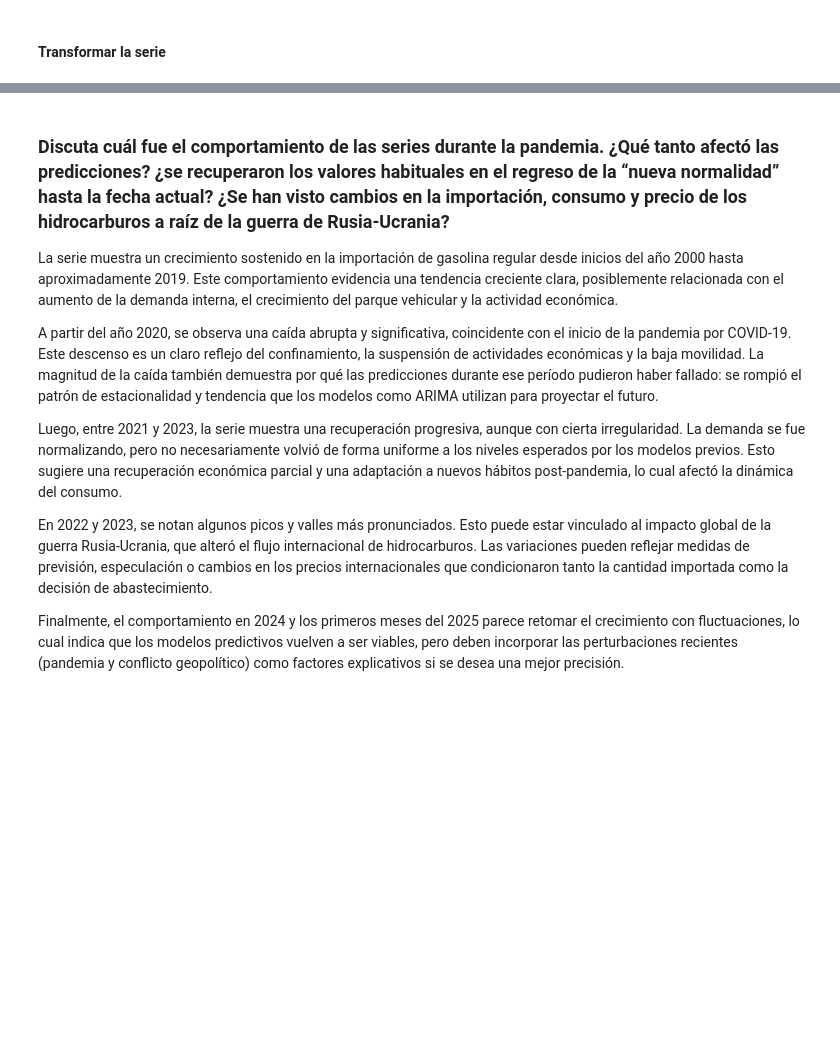
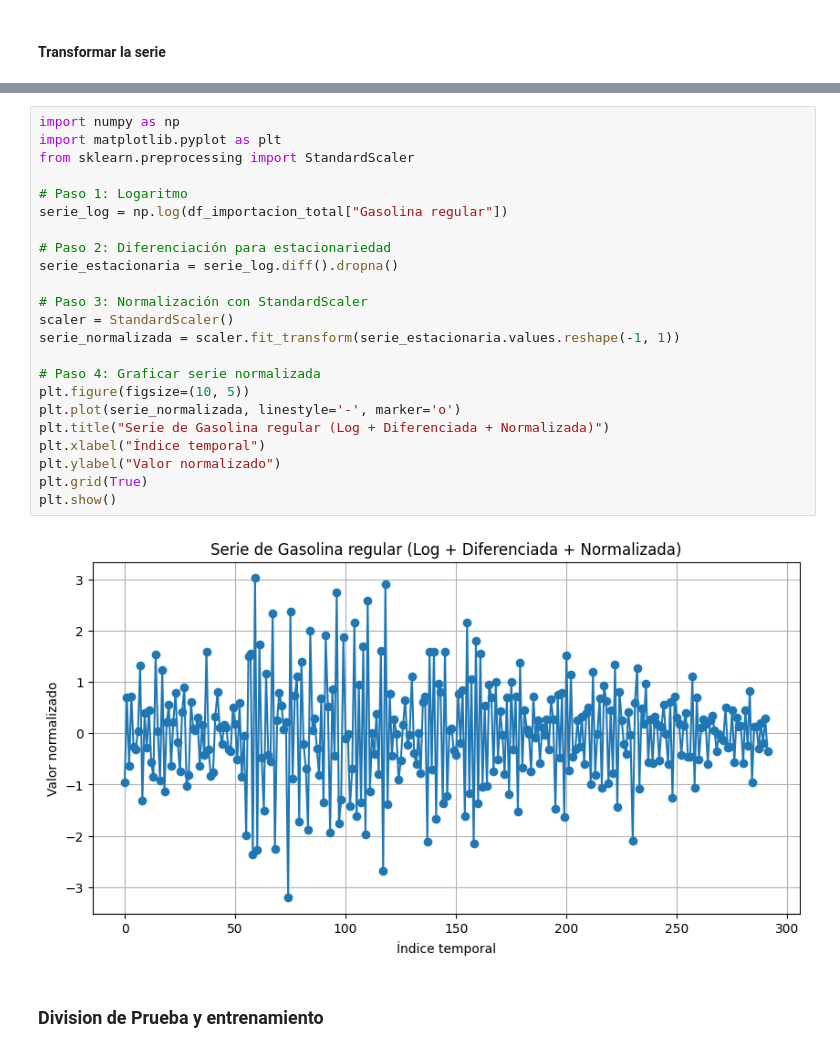
Before and after one commit to JPS4321/Lab2_DataScience, a Jupyter notebook: Series_Importacion_Regular.ipynb, the cells around one changed output, grey strips where cells are left out. Drawn from its saved outputs; the diff is of its cells as text; blank space fills up the shorter version.

```diff
--- a/Series_Importacion_Regular.ipynb
+++ b/Series_Importacion_Regular.ipynb
@@ -526,11 +138,27 @@ plt.show()
-# %% [markdown]
-### **Discuta cuál fue el comportamiento de las series durante la pandemia. ¿Qué tanto afectó las predicciones? ¿se recuperaron los valores habituales en el regreso de la “nueva normalidad” hasta la fecha actual? ¿Se han visto cambios en la importación, consumo y precio de los hidrocarburos a raíz de la guerra de Rusia-Ucrania?**
-La serie muestra un crecimiento sostenido en la importación de gasolina regular desde inicios del año 2000 hasta aproximadamente 2019. Este comportamiento evidencia una tendencia creciente clara, posiblemente relacionada con el aumento de la demanda interna, el crecimiento del parque vehicular y la actividad económica.
-
-A partir del año 2020, se observa una caída abrupta y significativa, coincidente con el inicio de la pandemia por COVID-19. Este descenso es un claro reflejo del confinamiento, la suspensión de actividades económicas y la baja movilidad. La magnitud de la caída también demuestra por qué las predicciones durante ese período pudieron haber fallado: se rompió el patrón de estacionalidad y tendencia que los modelos como ARIMA utilizan para proyectar el futuro.
-
-Luego, entre 2021 y 2023, la serie muestra una recuperación progresiva, aunque con cierta irregularidad. La demanda se fue normalizando, pero no necesariamente volvió de forma uniforme a los niveles esperados por los modelos previos. Esto sugiere una recuperación económica parcial y una adaptación a nuevos hábitos post-pandemia, lo cual afectó la dinámica del consumo.
-
-En 2022 y 2023, se notan algunos picos y valles más pronunciados. Esto puede estar vinculado al impacto global de la guerra Rusia-Ucrania, que alteró el flujo internacional de hidrocarburos. Las variaciones pueden reflejar medidas de previsión, especulación o cambios en los precios internacionales que condicionaron tanto la cantidad importada como la decisión de abastecimiento.
-
-Finalmente, el comportamiento en 2024 y los primeros meses del 2025 parece retomar el crecimiento con fluctuaciones, lo cual indica que los modelos predictivos vuelven a ser viables, pero deben incorporar las perturbaciones recientes (pandemia y conflicto geopolítico) como factores explicativos si se desea una mejor precisión.
+# %%
+import numpy as np
+import matplotlib.pyplot as plt
+from sklearn.preprocessing import StandardScaler
+
+# Paso 1: Logaritmo
+serie_log = np.log(df_importacion_total["Gasolina regular"])
+
+# Paso 2: Diferenciación para estacionariedad
+serie_estacionaria = serie_log.diff().dropna()
+
+# Paso 3: Normalización con StandardScaler
+scaler = StandardScaler()
+serie_normalizada = scaler.fit_transform(serie_estacionaria.values.reshape(-1, 1))
+
+# Paso 4: Graficar serie normalizada
+plt.figure(figsize=(10, 5))
+plt.plot(serie_normalizada, linestyle='-', marker='o')
+plt.title("Serie de Gasolina regular (Log + Diferenciada + Normalizada)")
+plt.xlabel("Índice temporal")
+plt.ylabel("Valor normalizado")
+plt.grid(True)
+plt.show()
+# %% [output]
+[figure, added]
+# %% [markdown]
+### **Division de Prueba y entrenamiento**
```
Also changed, not shown: parts of 46 cells of this notebook, 2 other files.
